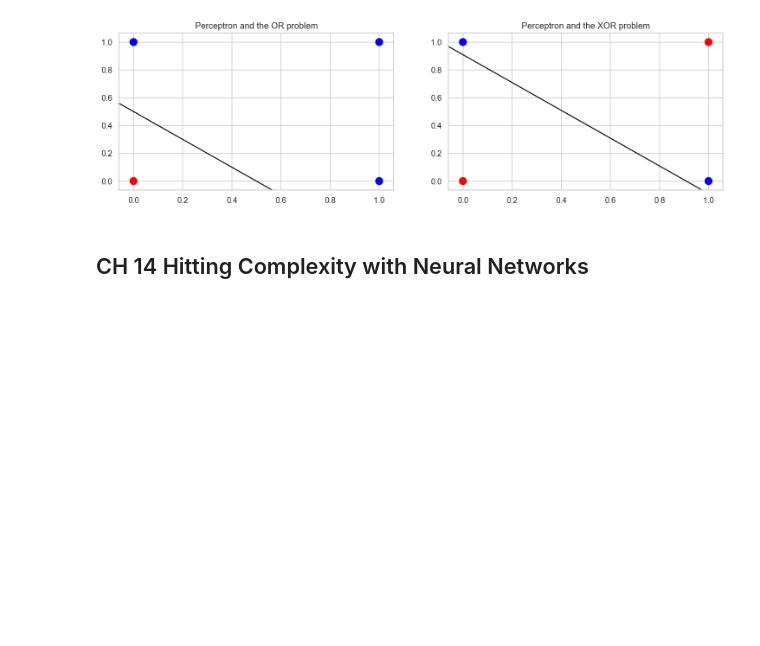
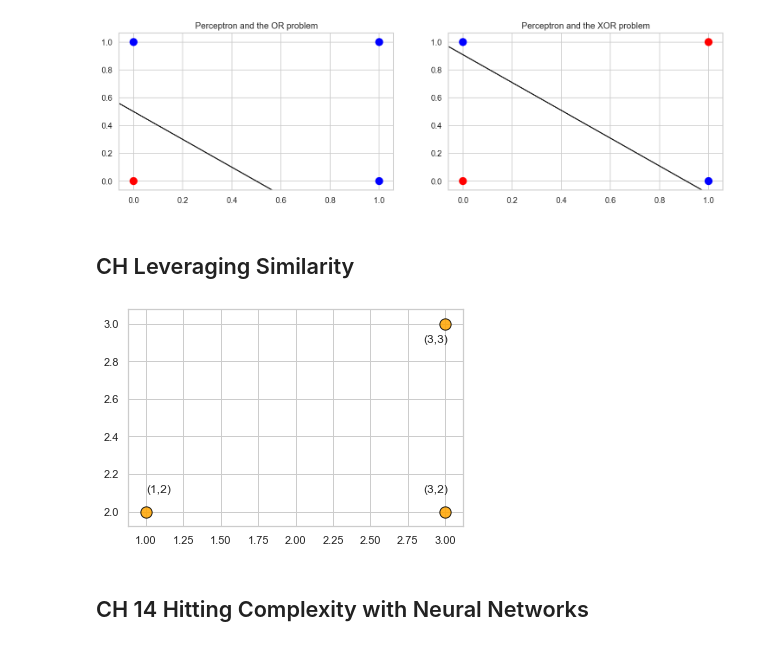
Before and after one commit to lmassaron/ml4dummies_2ed, a Jupyter notebook: figures and schemas.ipynb, the cells around one changed output. Drawn from its saved outputs; the diff is of its cells as text; code cells hidden in the pictures; blank space fills up the shorter version.

```diff
--- a/figures and schemas.ipynb
+++ b/figures and schemas.ipynb
@@ -519,6 +519,18 @@ plt.show()
 [1 1 1 0] [1 1 1 0]
 [0 1 1 0] [1 1 1 0]
 [figure]
+# %% [markdown]
+## CH Leveraging Similarity
+# %%
+D = np.array([(1,2), (3,2), (3,3)])
+plt.scatter(D[:,0], D[:,1], s=2**7, c='orange',
+    edgecolors='black', alpha=0.85, cmap='winter')
+plt.annotate("(1,2)", (1,2+0.1))
+plt.annotate("(3,2)", (3-0.15,2+0.1))
+plt.annotate("(3,3)", (3-0.15,3-0.1))
+plt.show()
+# %% [output]
+[figure, added]
 # %% [markdown]
 ## CH 14 Hitting Complexity with Neural Networks
 # %%
```
Also changed, not shown: 1 other file.
